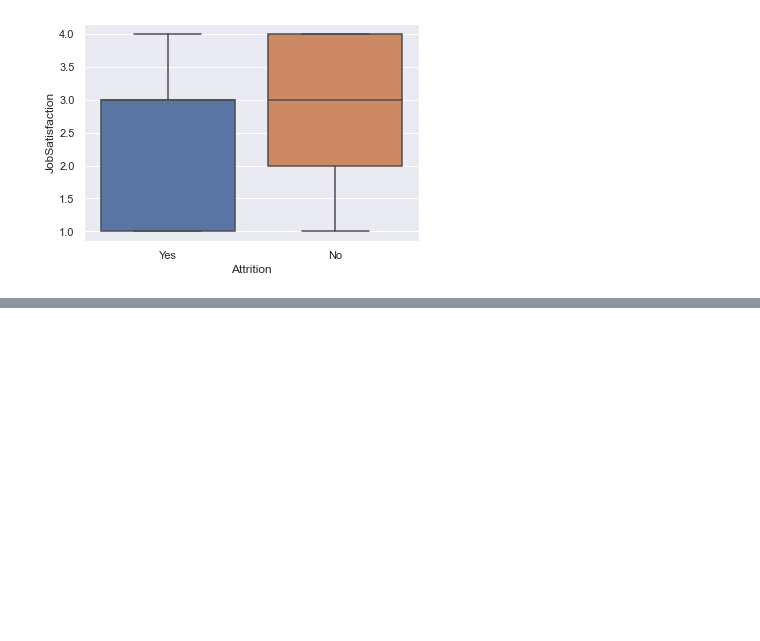
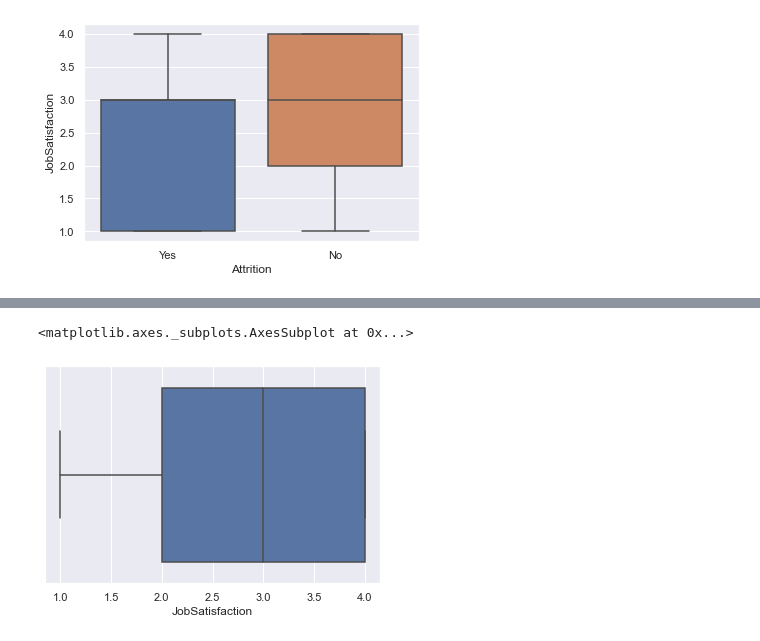
Before and after one commit to artnotek/python_v2, a Jupyter notebook: Exo_datavision3.ipynb, the cells around one changed output, grey strips where cells are left out. Cells and saved outputs as stored; diff of their text form; code cells hidden in the pictures; blank space fills up the shorter version.

```diff
--- a/Exo_datavision3.ipynb
+++ b/Exo_datavision3.ipynb
@@ -47,0 +62,5 @@ sns.boxplot(x="Attrition", y="JobSatisfaction", data=data)
+# %%
+sns.boxplot(x="JobSatisfaction", data=data)
+# %% [output]
+<matplotlib.axes._subplots.AxesSubplot at 0x...>
+[figure, added]
```
Also changed, not shown: parts of 18 cells of this notebook.
